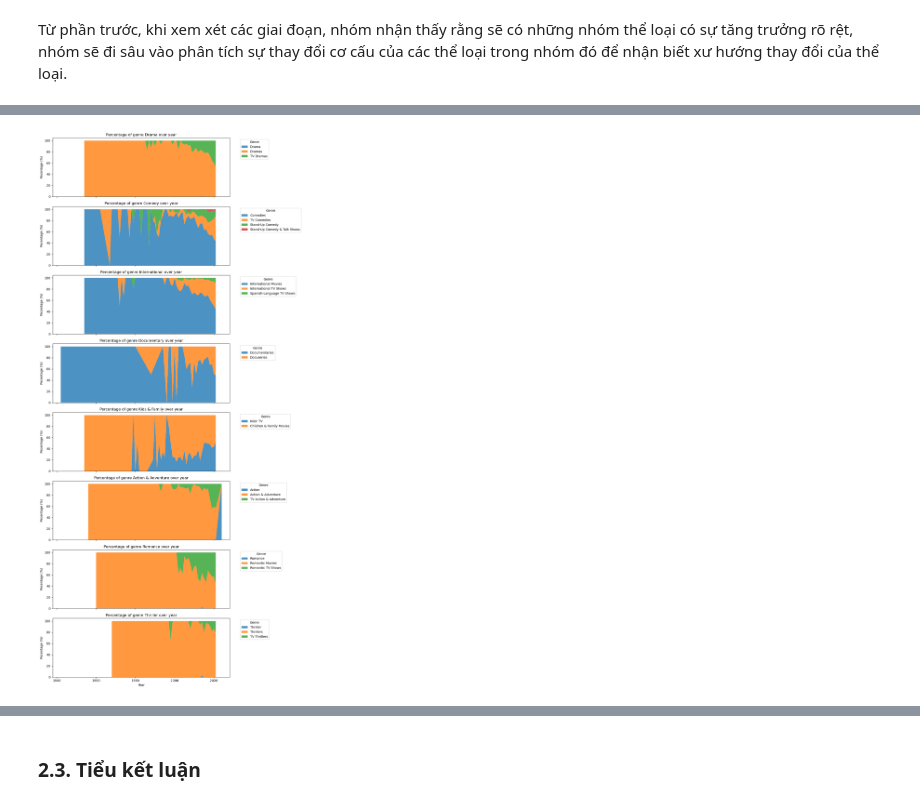
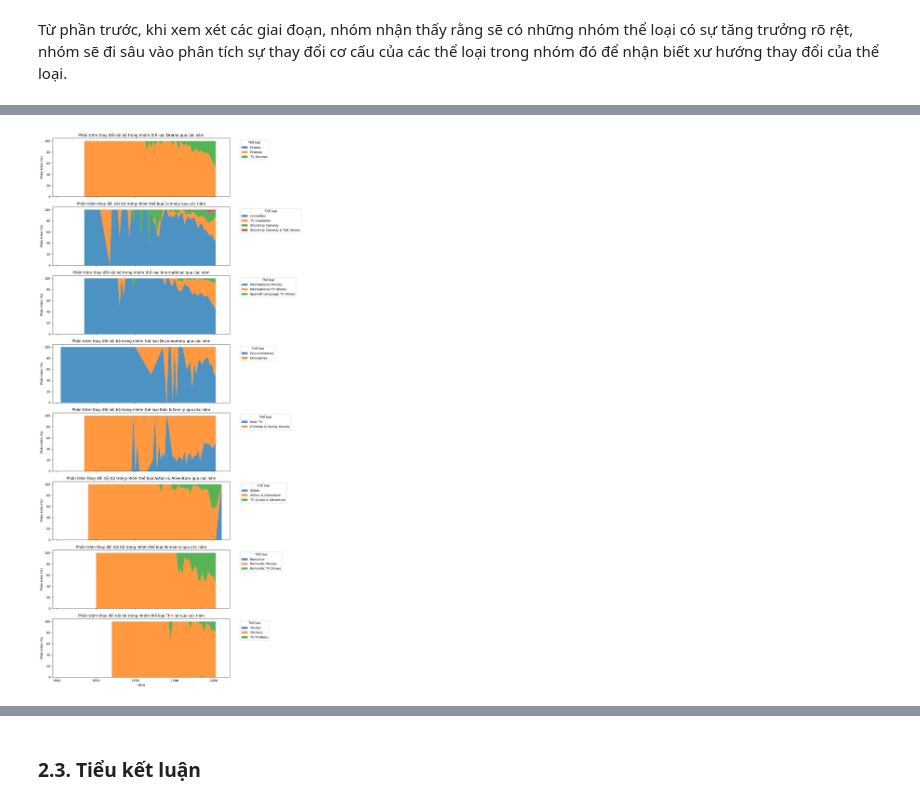
Before and after one commit to kNhung/PDS_FinalProject, a Jupyter notebook: data_questions/knhung_question1.ipynb, the cells around one changed output, grey strips where cells are left out. Saved outputs shown, nothing was run; the diff lists cells and outputs as text; code cells hidden in the pictures.

Commit message:
Add how to do before code, change chart to Vietnamese...

```diff
--- a/data_questions/knhung_question1.ipynb
+++ b/data_questions/knhung_question1.ipynb
@@ -172,9 +198,9 @@ for i, (year, change) in enumerate(zip(years, content_changes)):
 
 # Thêm nhãn và tiêu đề
 ax.axhline(0, color='black', linewidth=0.8, linestyle='--')  # Đường ngang tại giá trị 0
-ax.set_title('Number of Content Added on Netflix Over Years', fontsize=14)
-ax.set_xlabel('Year', fontsize=12)
-ax.set_ylabel('Change in Number of Content', fontsize=12)
+ax.set_title('Tỷ lệ thay đổi số lượng nội dung được thêm vào mỗi năm', fontsize=14)
+ax.set_xlabel('Năm', fontsize=12)
+ax.set_ylabel('Số lượng nội dung', fontsize=12)
 ax.set_xticks(years)
 plt.xticks(rotation=45)
 plt.ylim(-100, 2100)
@@ -315,38 +364,38 @@ for group, genres in main_genre_lists.items():
     if group in highlighted_genres:
         # Tính tổng số nội dung mỗi thể loại theo năm
         genre_counts = {}
         for genre in genres:
             if genre in df.columns:  # Đảm bảo thể loại có trong dữ liệu
                 genre_counts[genre] = df[df[genre] == 1].groupby('release_year').size()
 
         # Gộp dữ liệu thành DataFrame
         genre_counts_df = pd.DataFrame(genre_counts).fillna(0)
 
         # Tính tổng số nội dung mỗi năm
         total_counts = genre_counts_df.sum(axis=1)
 
         # Tính phần trăm mỗi thể loại
         genre_percentages = genre_counts_df.div(total_counts, axis=0) * 100
 
         # Lưu dữ liệu
         group_percentages[group] = genre_percentages
 
 # Vẽ biểu đồ stacked area chart cho từng nhóm
 fig, axs = plt.subplots(len(highlighted_genres), 1, figsize=(12, 25), sharex=True)
 
 for ax, group in zip(axs, highlighted_genres):
     if group in group_percentages:
         data = group_percentages[group]
         ax.stackplot(data.index, data.T, labels=data.columns, alpha=0.8)
-        ax.set_title(f"Percentage of genre {group} over year")
-        ax.set_ylabel("Pecentage (%)")
-        ax.legend(title="Genre", loc='upper left', bbox_to_anchor=(1.05, 1))
+        ax.set_title(f"Phần trăm thay đổi nội bộ trong nhóm thể loại {group} qua các năm")
+        ax.set_ylabel("Phần trăm (%)")
+        ax.legend(title="Thể loại", loc='upper left', bbox_to_anchor=(1.05, 1))
 
-plt.xlabel("Year")
+plt.xlabel("Năm")
 plt.tight_layout()
 plt.show()
 # %% [output]
-[figure, old version]
+[figure, new version]
 # %% [markdown]
 **Nhận xét:**
 1. Drama
```
Also changed, not shown: parts of 19 cells of this notebook.
